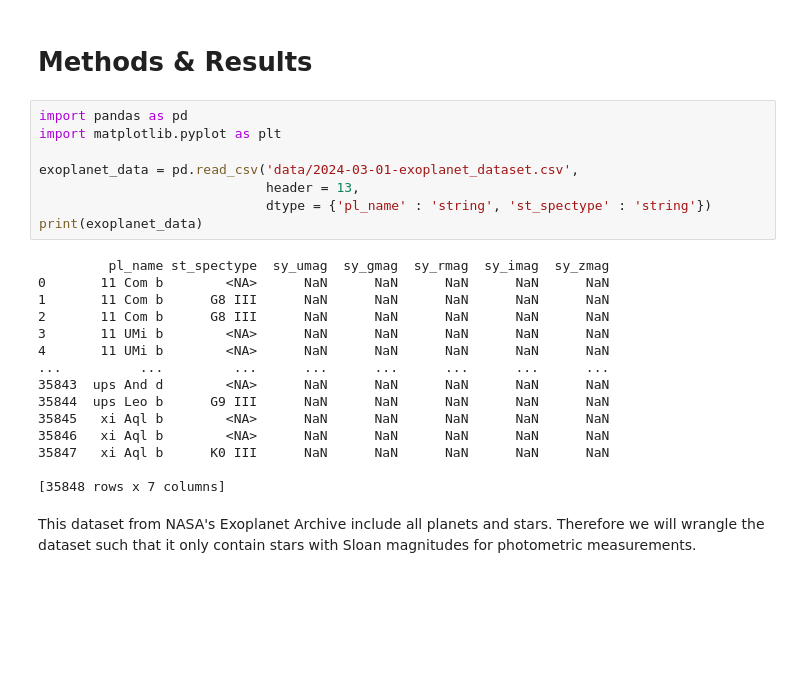
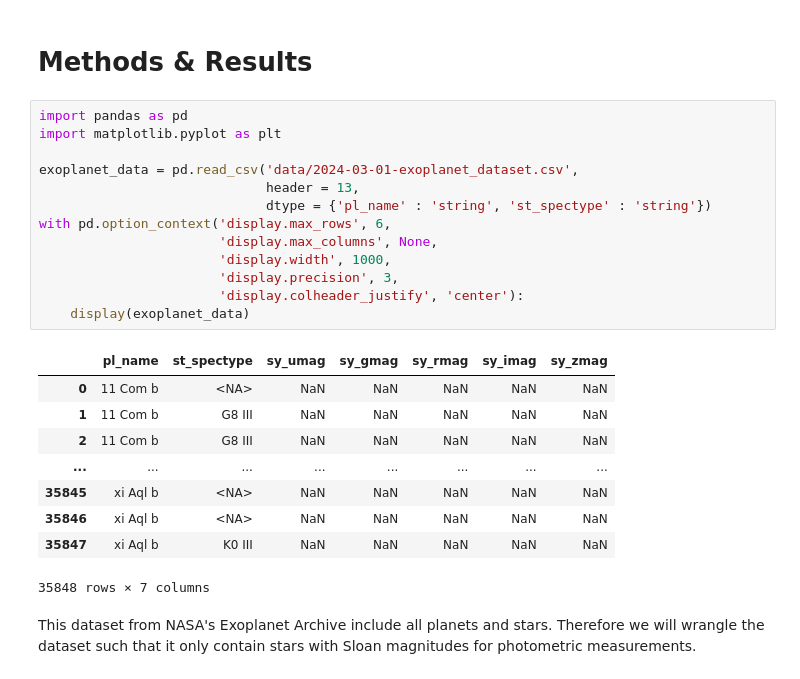
Before and after one commit to DSCI-310-2024/DSC310-Group16-Stellar_Classification, a Jupyter notebook: Spectral_type_classification_report.ipynb, the cells around one changed output. Cells and saved outputs as stored; diff of their text form; blank space fills up the shorter version.

```diff
--- a/Spectral_type_classification_report.ipynb
+++ b/Spectral_type_classification_report.ipynb
@@ -24,26 +24,26 @@ NASA Exoplanet Archive collects data from various sources, including ground-base
 # %%
 import pandas as pd
 import matplotlib.pyplot as plt
 
 exoplanet_data = pd.read_csv('data/2024-03-01-exoplanet_dataset.csv',
                              header = 13,
                              dtype = {'pl_name' : 'string', 'st_spectype' : 'string'})
-print(exoplanet_data)
+with pd.option_context('display.max_rows', 6,
+                       'display.max_columns', None,
+                       'display.width', 1000,
+                       'display.precision', 3,
+                       'display.colheader_justify', 'center'):
+    display(exoplanet_data)
 # %% [output]
+|  | pl_name | st_spectype | sy_umag | sy_gmag | sy_rmag | sy_imag | sy_zmag |
+| 0 | 11 Com b | <NA> | NaN | NaN | NaN | NaN | NaN |
+| 1 | 11 Com b | G8 III | NaN | NaN | NaN | NaN | NaN |
+| 2 | 11 Com b | G8 III | NaN | NaN | NaN | NaN | NaN |
+| ... | ... | ... | ... | ... | ... | ... | ... |
+| 35845 | xi Aql b | <NA> | NaN | NaN | NaN | NaN | NaN |
+| 35846 | xi Aql b | <NA> | NaN | NaN | NaN | NaN | NaN |
+| 35847 | xi Aql b | K0 III | NaN | NaN | NaN | NaN | NaN |
-         pl_name st_spectype  sy_umag  sy_gmag  sy_rmag  sy_imag  sy_zmag
-0       11 Com b        <NA>      NaN      NaN      NaN      NaN      NaN
-1       11 Com b      G8 III      NaN      NaN      NaN      NaN      NaN
-2       11 Com b      G8 III      NaN      NaN      NaN      NaN      NaN
-3       11 UMi b        <NA>      NaN      NaN      NaN      NaN      NaN
-4       11 UMi b        <NA>      NaN      NaN      NaN      NaN      NaN
-...          ...         ...      ...      ...      ...      ...      ...
-35843  ups And d        <NA>      NaN      NaN      NaN      NaN      NaN
-35844  ups Leo b      G9 III      NaN      NaN      NaN      NaN      NaN
-35845   xi Aql b        <NA>      NaN      NaN      NaN      NaN      NaN
-35846   xi Aql b        <NA>      NaN      NaN      NaN      NaN      NaN
-35847   xi Aql b      K0 III      NaN      NaN      NaN      NaN      NaN
-
-[35848 rows x 7 columns]
+35848 rows × 7 columns
 # %% [markdown]
 This dataset from NASA's Exoplanet Archive include all planets and stars. Therefore we will wrangle the dataset such that it only contain stars with Sloan magnitudes for photometric measurements.
 # %%
```
Also changed, not shown: parts of 10 cells of this notebook.
